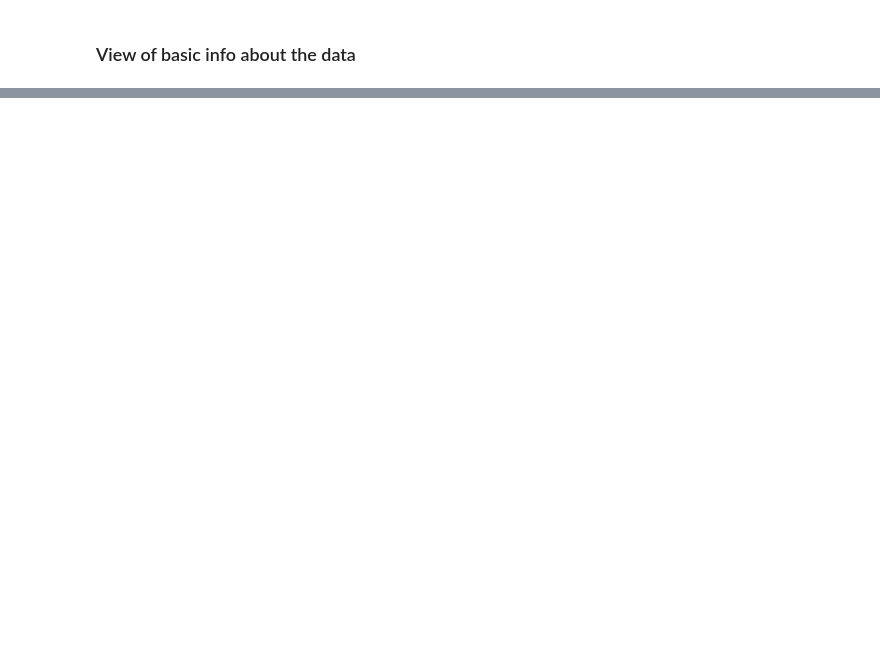
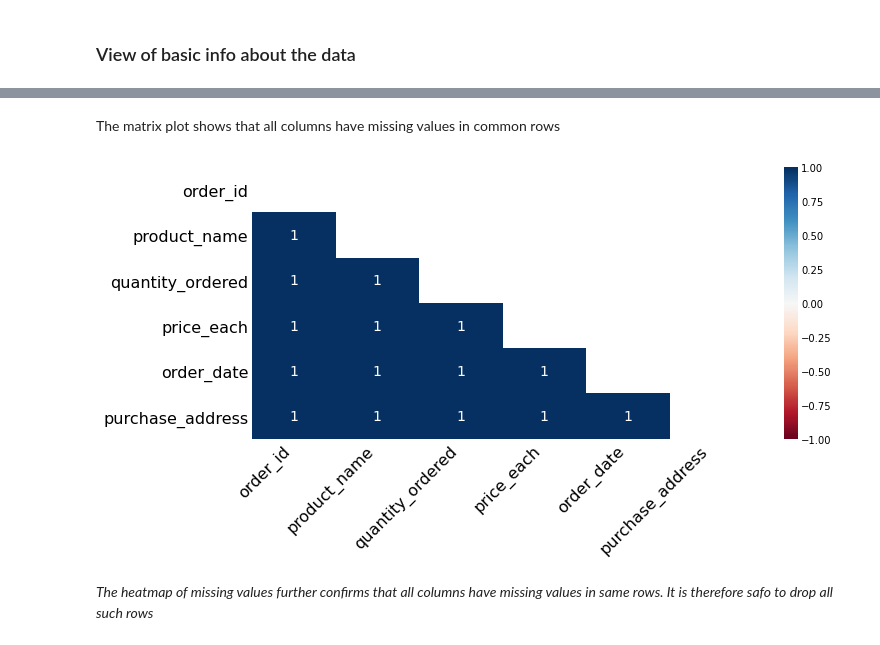
Before and after one commit to Bola-fadipe/Sales_EDA, a Jupyter notebook: sales.ipynb, the cells around one changed output, grey strips where cells are left out. Drawn from its saved outputs; the diff is of its cells as text; code cells hidden in the pictures; blank space fills up the shorter version.

```diff
--- a/sales.ipynb
+++ b/sales.ipynb
@@ -66,0 +164,8 @@ df.sample(5)
+# %% [markdown]
+The matrix plot shows that all columns have missing values in common rows
+# %%
+msno.heatmap(df, figsize=(10,5));
+# %% [output]
+[figure, added]
+# %% [markdown]
+*The heatmap of missing values further confirms that all columns have missing values in same rows. It is therefore safo to drop all such rows*
```
Also changed, not shown: parts of 164 cells of this notebook.
